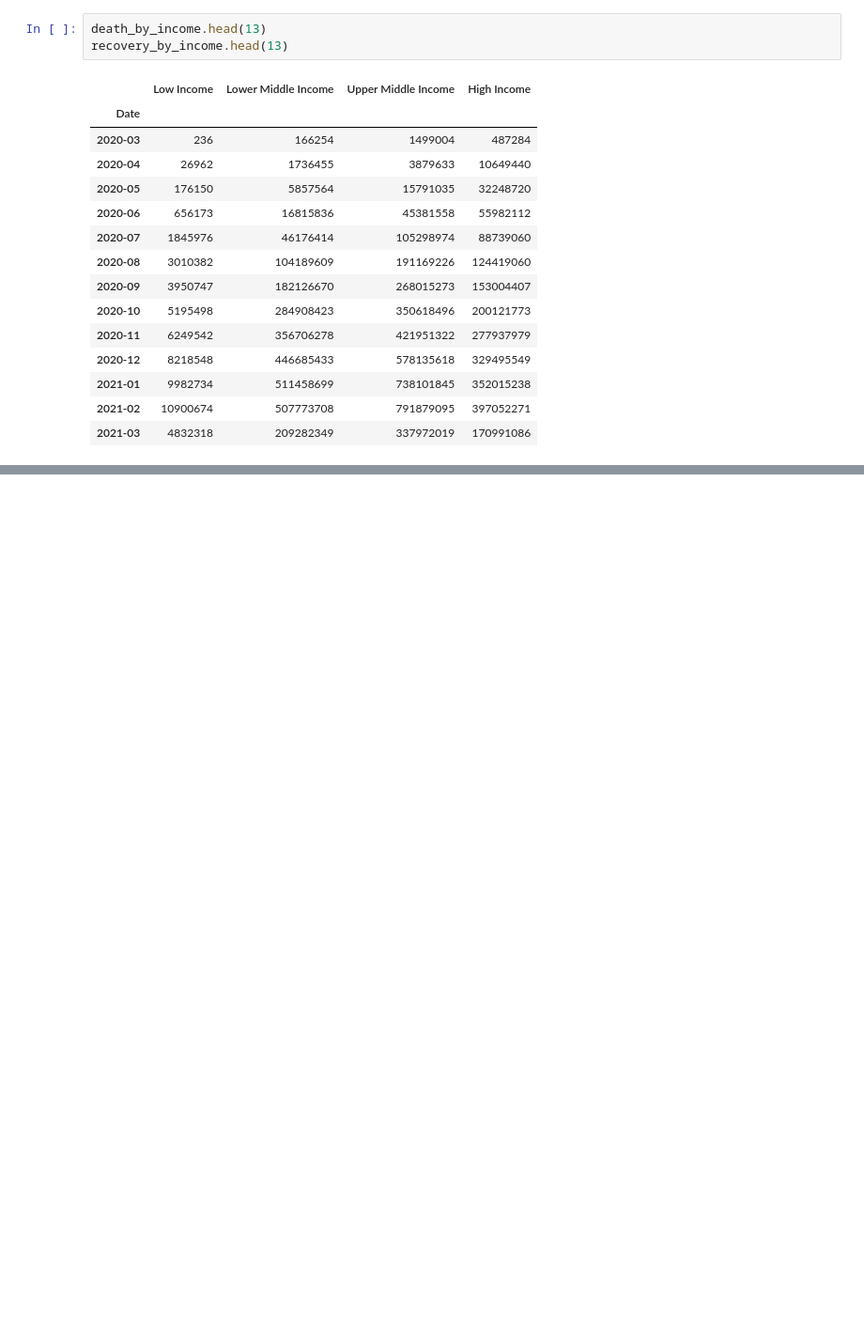
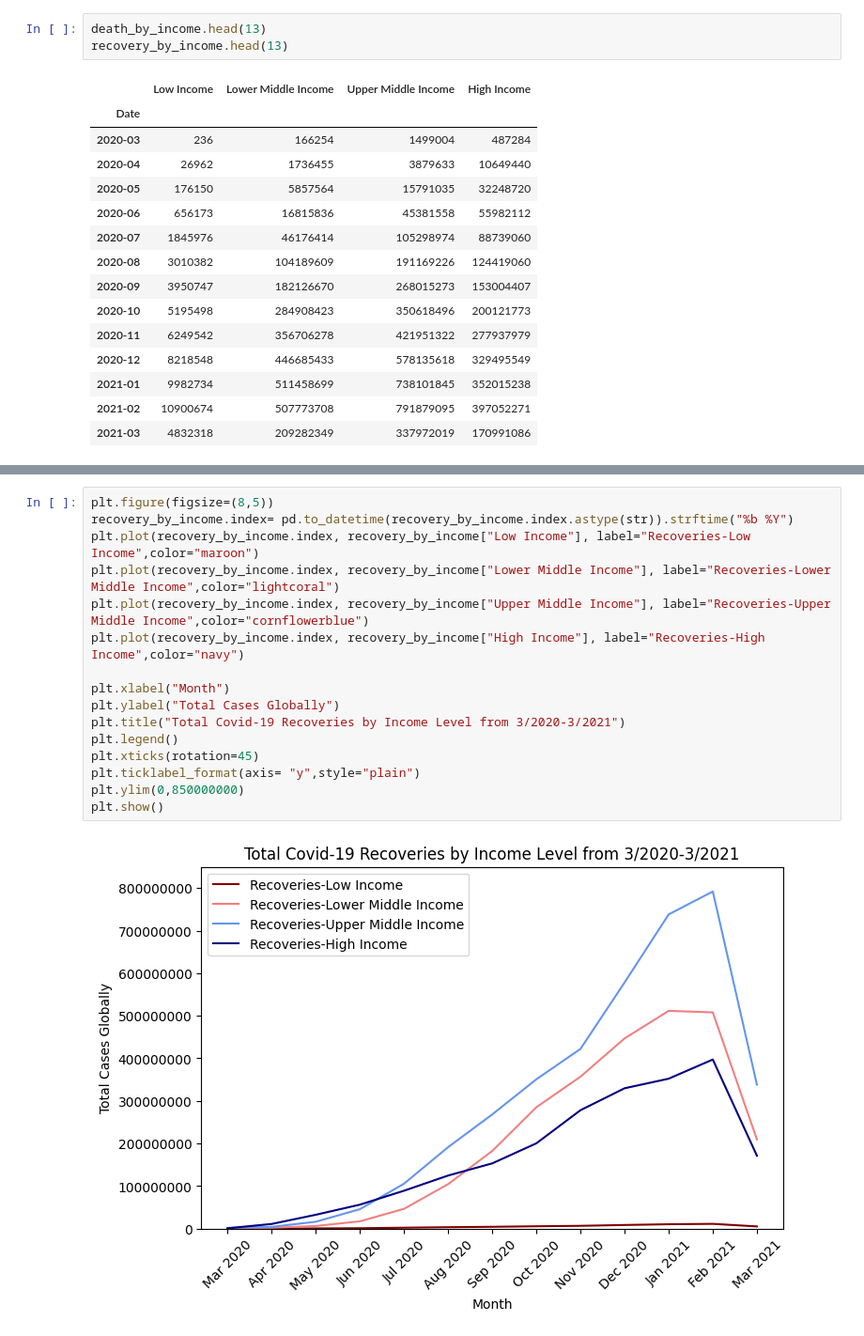
Before and after one commit to fow-jor08/Covid-19, a Jupyter notebook: Covid_19_Data_Set_Jordan_Fowler.ipynb, the cells around one changed output, grey strips where cells are left out. Shown at 94% size. Cells and saved outputs as stored; diff of their text form; blank space fills up the shorter version.

```diff
--- a/Covid_19_Data_Set_Jordan_Fowler.ipynb
+++ b/Covid_19_Data_Set_Jordan_Fowler.ipynb
@@ -484,0 +504,18 @@ plt.show()
+# %%
+plt.figure(figsize=(8,5))
+recovery_by_income.index= pd.to_datetime(recovery_by_income.index.astype(str)).strftime("%b %Y")
+plt.plot(recovery_by_income.index, recovery_by_income["Low Income"], label="Recoveries-Low Income",color="maroon")
+plt.plot(recovery_by_income.index, recovery_by_income["Lower Middle Income"], label="Recoveries-Lower Middle Income",color="lightcoral")
+plt.plot(recovery_by_income.index, recovery_by_income["Upper Middle Income"], label="Recoveries-Upper Middle Income",color="cornflowerblue")
+plt.plot(recovery_by_income.index, recovery_by_income["High Income"], label="Recoveries-High Income",color="navy")
+
+plt.xlabel("Month")
+plt.ylabel("Total Cases Globally")
+plt.title("Total Covid-19 Recoveries by Income Level from 3/2020-3/2021")
+plt.legend()
+plt.xticks(rotation=45)
+plt.ticklabel_format(axis= "y",style="plain")
+plt.ylim(0,850000000)
+plt.show()
+# %% [output]
+[figure, added]
```
Also changed, not shown: parts of 2 cells of this notebook.
